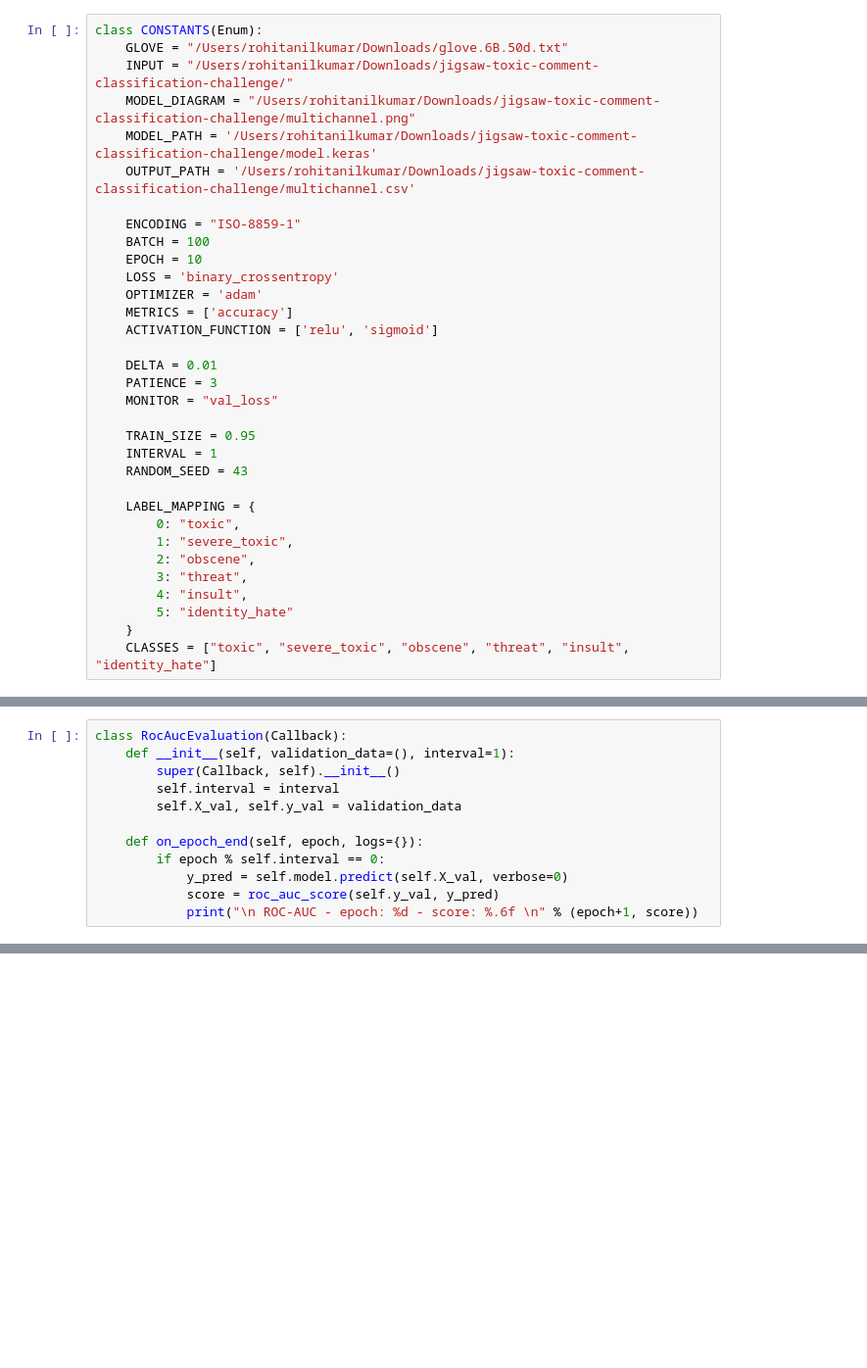
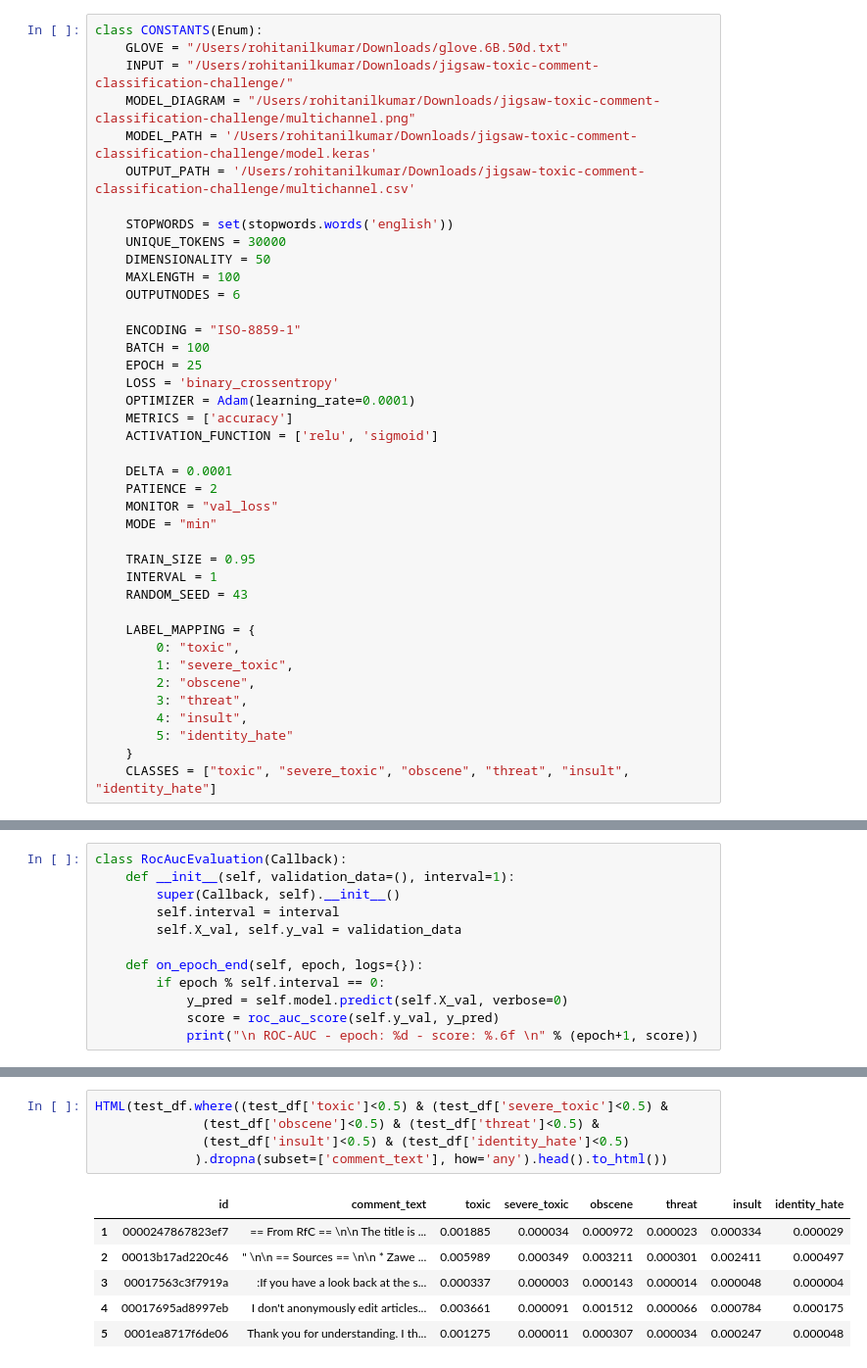
Before and after one commit to rohitanil/ToxicCommentClassification, a Jupyter notebook: toxic_comment_classification.ipynb, the cells around one changed output, grey strips where cells are left out. Shown at 98% size. Saved outputs shown, nothing was run; the diff lists cells and outputs as text; blank space fills up the shorter version.

```diff
--- a/toxic_comment_classification.ipynb
+++ b/toxic_comment_classification.ipynb
@@ -50,17 +51,24 @@ class CONSTANTS(Enum):
     MODEL_PATH = '/Users/rohitanilkumar/Downloads/jigsaw-toxic-comment-classification-challenge/model.keras'
     OUTPUT_PATH = '/Users/rohitanilkumar/Downloads/jigsaw-toxic-comment-classification-challenge/multichannel.csv'
 
+    STOPWORDS = set(stopwords.words('english'))
+    UNIQUE_TOKENS = 30000
+    DIMENSIONALITY = 50
+    MAXLENGTH = 100
+    OUTPUTNODES = 6
+
     ENCODING = "ISO-8859-1"
     BATCH = 100
-    EPOCH = 10
+    EPOCH = 25
     LOSS = 'binary_crossentropy'
-    OPTIMIZER = 'adam'
+    OPTIMIZER = Adam(learning_rate=0.0001)
     METRICS = ['accuracy']
     ACTIVATION_FUNCTION = ['relu', 'sigmoid']
 
-    DELTA = 0.01
-    PATIENCE = 3
+    DELTA = 0.0001
+    PATIENCE = 2
     MONITOR = "val_loss"
+    MODE = "min"
 
     TRAIN_SIZE = 0.95
     INTERVAL = 1
@@ -428 +434,13 @@ Epoch 4/10
 ... (3 outputs left out)
+# %%
+HTML(test_df.where((test_df['toxic']<0.5) & (test_df['severe_toxic']<0.5) &
+              (test_df['obscene']<0.5) & (test_df['threat']<0.5) &
+              (test_df['insult']<0.5) & (test_df['identity_hate']<0.5)
+             ).dropna(subset=['comment_text'], how='any').head().to_html())
+# %% [output]
+|  | id | comment_text | toxic | severe_toxic | obscene | threat | insult | identity_hate |
+| 1 | 0000247867823ef7 | == From RfC == \n\n The title is ... | 0.001885 | 0.000034 | 0.000972 | 0.000023 | 0.000334 | 0.000029 |
+| 2 | 00013b17ad220c46 | " \n\n == Sources == \n\n * Zawe ... | 0.005989 | 0.000349 | 0.003211 | 0.000301 | 0.002411 | 0.000497 |
+| 3 | 00017563c3f7919a | :If you have a look back at the s... | 0.000337 | 0.000003 | 0.000143 | 0.000014 | 0.000048 | 0.000004 |
+| 4 | 00017695ad8997eb | I don't anonymously edit articles... | 0.003661 | 0.000091 | 0.001512 | 0.000066 | 0.000784 | 0.000175 |
+| 5 | 0001ea8717f6de06 | Thank you for understanding. I th... | 0.001275 | 0.000011 | 0.000307 | 0.000034 | 0.000247 | 0.000048 |
```
Also changed, not shown: parts of 4 cells of this notebook, 1 other file.
